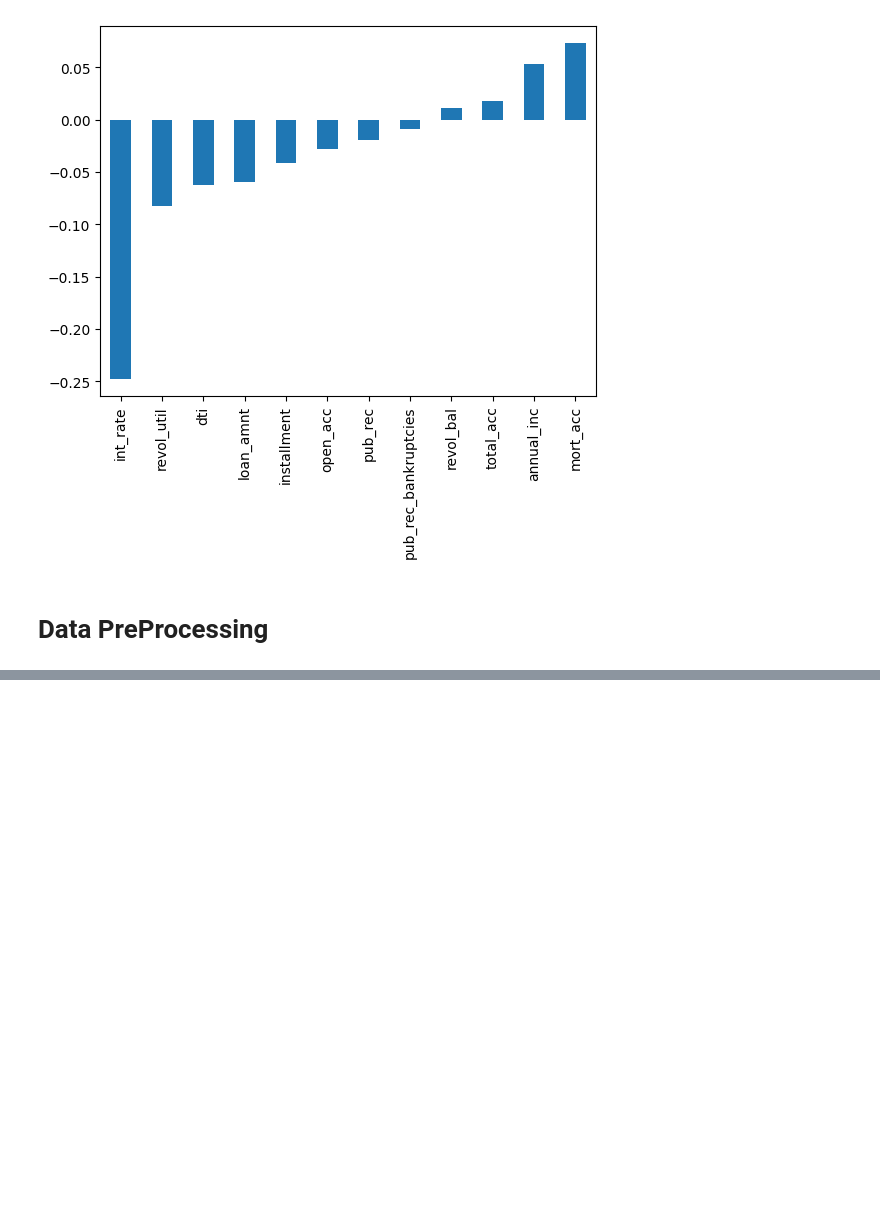
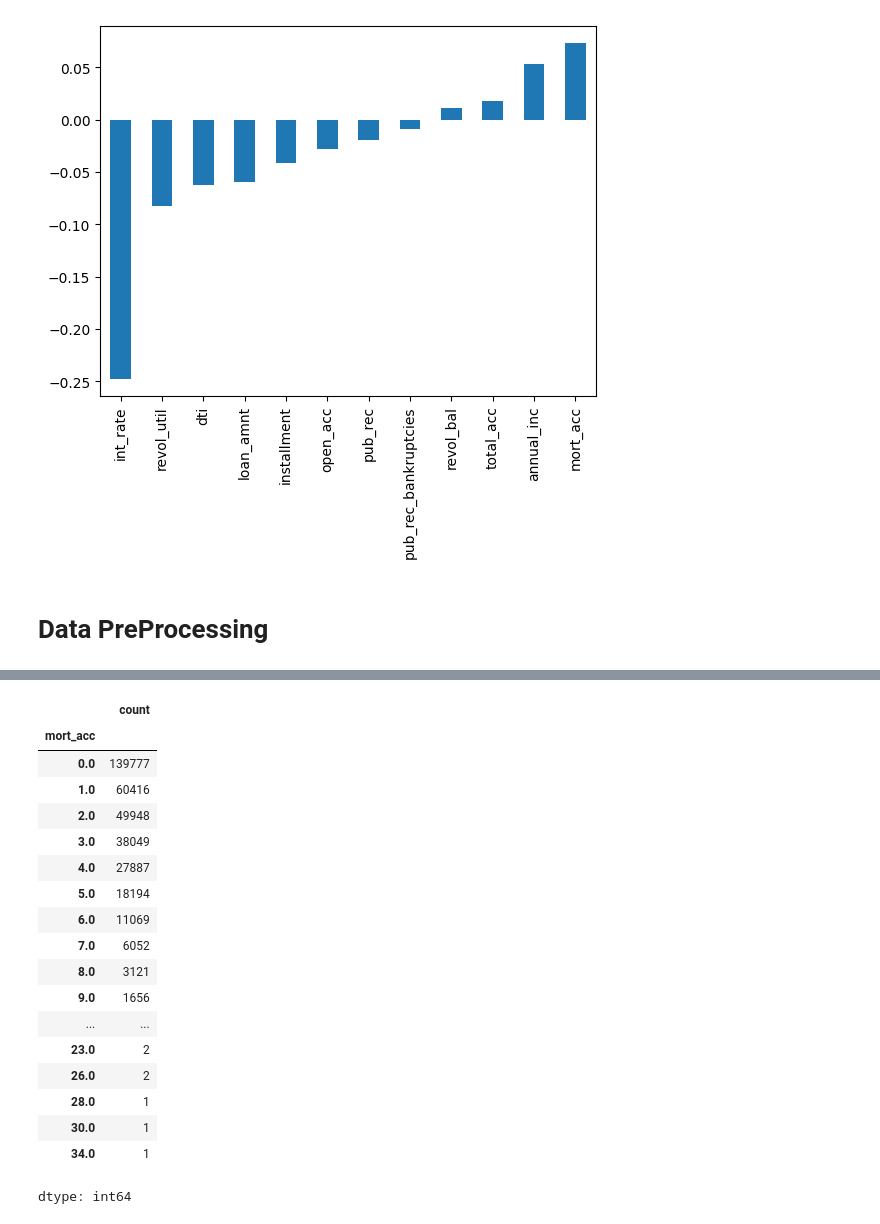
Before and after one commit to MdMahamudulHasan/ML-AI_99DaysWithCPC, a Jupyter notebook: Deep Learning/TensorFlow Basics/Keras_API_Project.ipynb, the cells around one changed output, grey strips where cells are left out. Saved outputs shown, nothing was run; the diff lists cells and outputs as text; code cells hidden in the pictures; blank space fills up the shorter version.

```diff
--- a/Deep Learning/TensorFlow Basics/Keras_API_Project.ipynb
+++ b/Deep Learning/TensorFlow Basics/Keras_API_Project.ipynb
@@ -191,0 +339,24 @@ numeric_df.corr()['loan_repaid'].sort_values().drop('loan_repaid').plot(kind='ba
+# %%
+df = df.drop('title',axis=1)
+# %%
+df['mort_acc'].value_counts()
+# %% [output]
+|  | count |
+| mort_acc |  |
+| 0.0 | 139777 |
+| 1.0 | 60416 |
+| 2.0 | 49948 |
+| 3.0 | 38049 |
+| 4.0 | 27887 |
+| 5.0 | 18194 |
+| 6.0 | 11069 |
+| 7.0 | 6052 |
+| 8.0 | 3121 |
+| 9.0 | 1656 |
+| ... | ... |
+| 23.0 | 2 |
+| 26.0 | 2 |
+| 28.0 | 1 |
+| 30.0 | 1 |
+| 34.0 | 1 |
+dtype: int64
```
Also changed, not shown: parts of 55 cells of this notebook.
